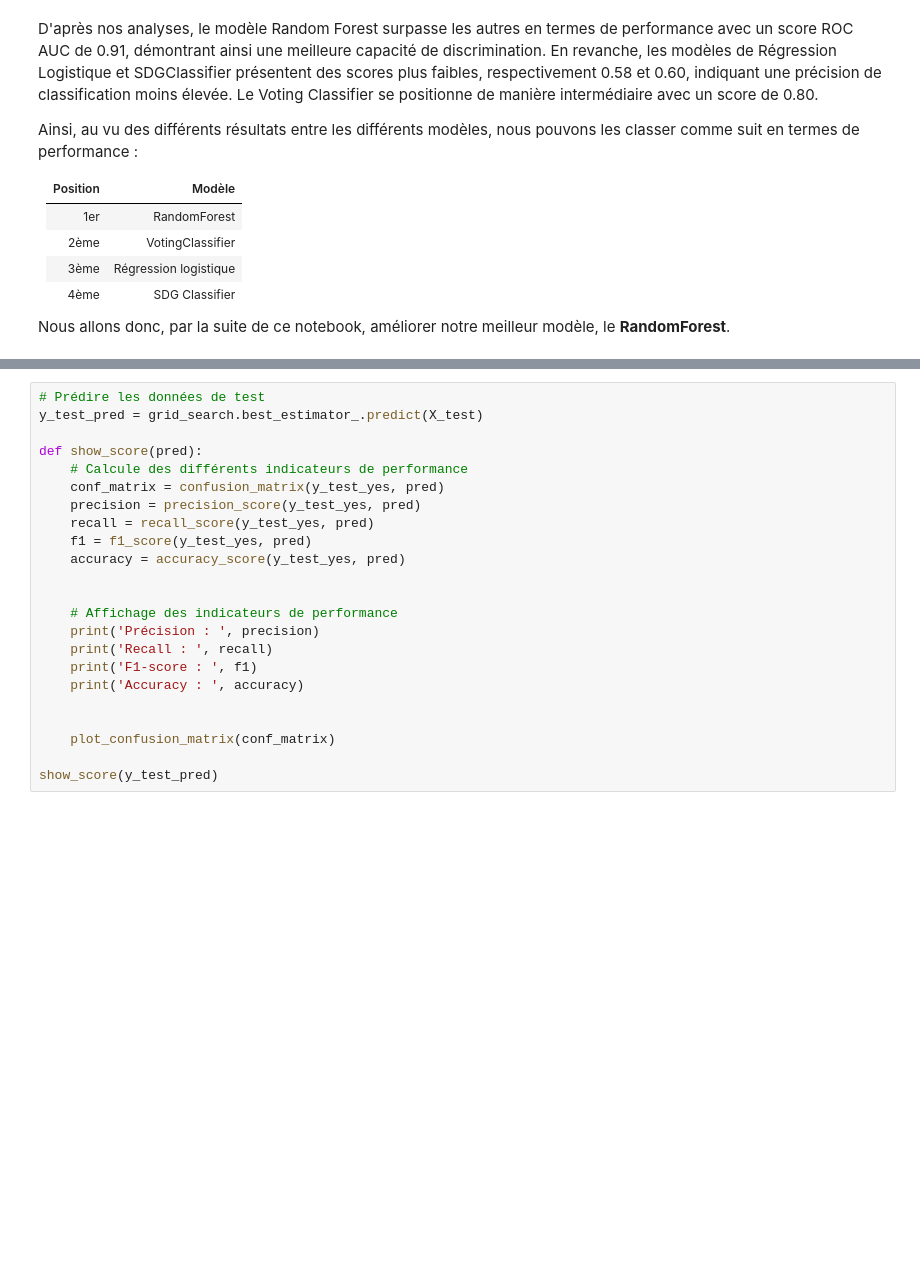
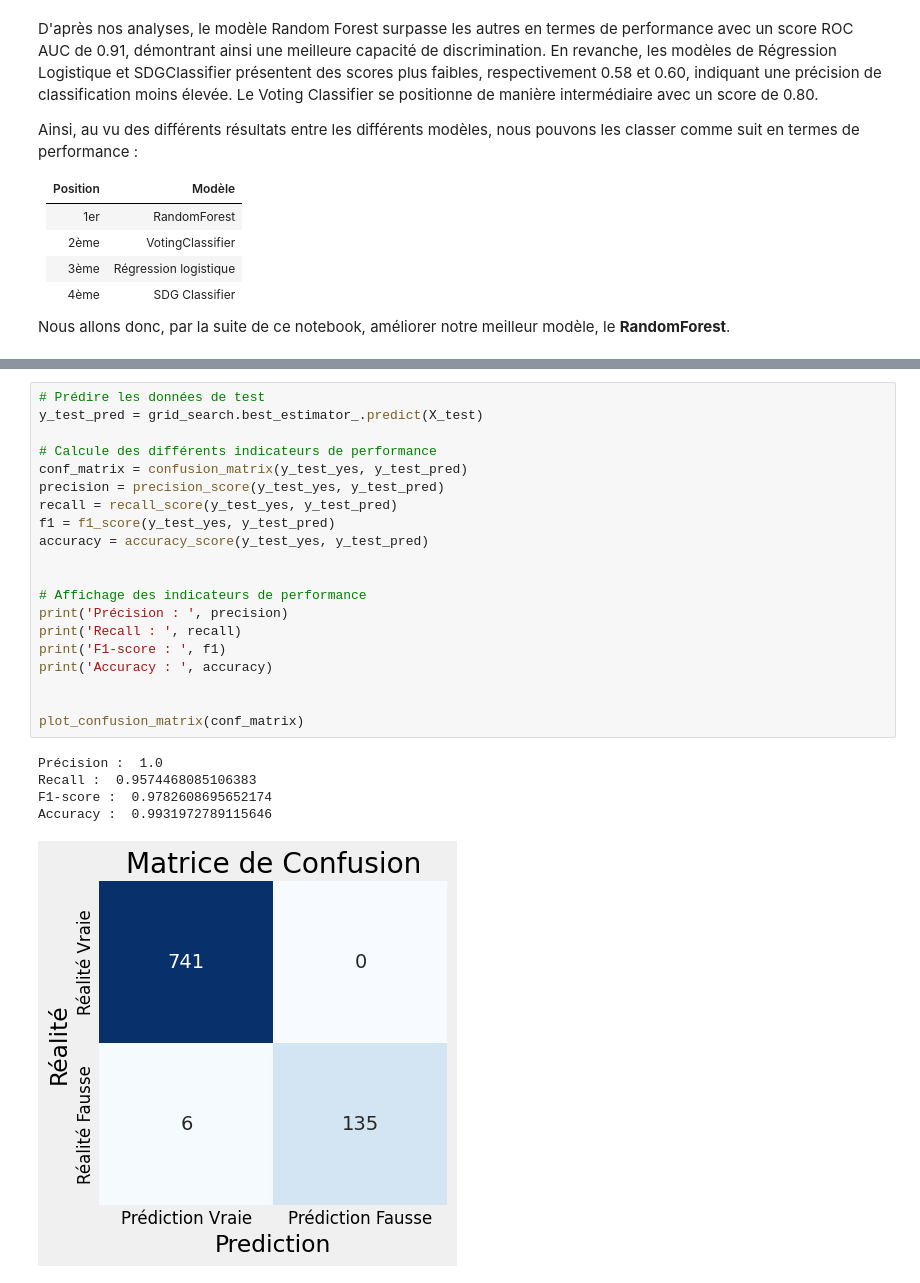
Before and after one commit to AnatholyB1/AI_A4, a Jupyter notebook: notebook/model_training_evaluation.ipynb, the cells around one changed output, grey strips where cells are left out. Saved outputs shown, nothing was run; the diff lists cells and outputs as text; blank space fills up the shorter version.

```diff
--- a/notebook/model_training_evaluation.ipynb
+++ b/notebook/model_training_evaluation.ipynb
@@ -391,23 +530,26 @@ Nous vérifions les performances de notre meilleur modèle sur notre jeu de donn
 # %%
 # Prédire les données de test
 y_test_pred = grid_search.best_estimator_.predict(X_test)
 
-def show_score(pred):
-    # Calcule des différents indicateurs de performance
-    conf_matrix = confusion_matrix(y_test_yes, pred)
-    precision = precision_score(y_test_yes, pred)
-    recall = recall_score(y_test_yes, pred)
-    f1 = f1_score(y_test_yes, pred)
-    accuracy = accuracy_score(y_test_yes, pred)
+# Calcule des différents indicateurs de performance
+conf_matrix = confusion_matrix(y_test_yes, y_test_pred)
+precision = precision_score(y_test_yes, y_test_pred)
+recall = recall_score(y_test_yes, y_test_pred)
+f1 = f1_score(y_test_yes, y_test_pred)
+accuracy = accuracy_score(y_test_yes, y_test_pred)
 
 
-    # Affichage des indicateurs de performance
-    print('Précision : ', precision)
-    print('Recall : ', recall)
-    print('F1-score : ', f1)
-    print('Accuracy : ', accuracy)
+# Affichage des indicateurs de performance
+print('Précision : ', precision)
+print('Recall : ', recall)
+print('F1-score : ', f1)
+print('Accuracy : ', accuracy)
 
 
-    plot_confusion_matrix(conf_matrix)
-
-show_score(y_test_pred)
+plot_confusion_matrix(conf_matrix)
+# %% [output]
+Précision :  1.0
+Recall :  0.9574468085106383
+F1-score :  0.9782608695652174
+Accuracy :  0.9931972789115646
+[figure, added]
```
Also changed, not shown: parts of 28 cells of this notebook.
